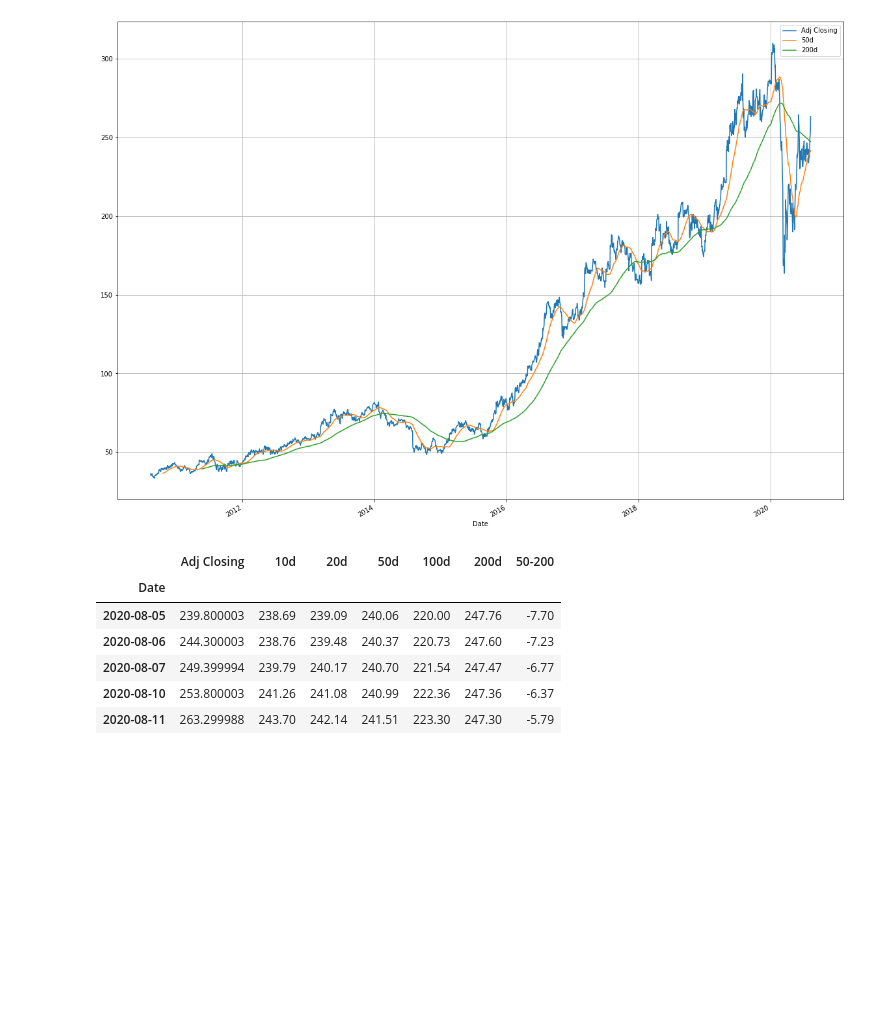
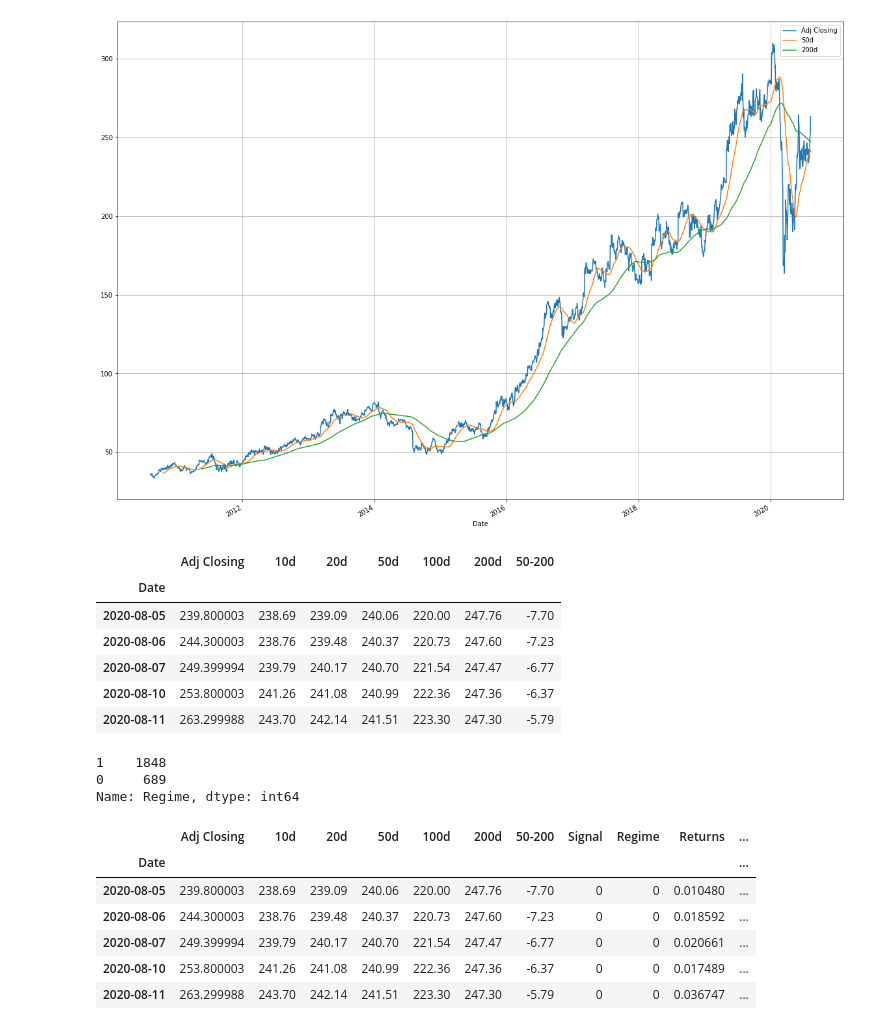
Before and after one commit to JoBe10/Moving-Average-Trading, a Jupyter notebook: Moving_Averages_Trading_DAX.ipynb, the cells around one changed output. Saved outputs shown, nothing was run; the diff lists cells and outputs as text; code cells hidden in the pictures; blank space fills up the shorter version.

```diff
--- a/Moving_Averages_Trading_DAX.ipynb
+++ b/Moving_Averages_Trading_DAX.ipynb
@@ -129,0 +131,8 @@ adidas['Signal'] = np.where((adidas['50-200'] < 0) & (adidas['50-200'].shift(1)
+# %%
+# Compute a column with the Regime
+adidas['Regime'] = np.where(adidas['50-200'] > 0, 1, 0)
+adidas['Regime'].value_counts()
+# %% [output]
+1    1848
+0     689
+Name: Regime, dtype: int64
@@ -129,0 +144,10 @@ adidas['Signal'] = np.where((adidas['50-200'] < 0) & (adidas['50-200'].shift(1)
+# %%
+adidas.tail()
+# %% [output]
+|  | Adj Closing | 10d | 20d | 50d | 100d | 200d | 50-200 | Signal | Regime | Returns | ... |
+| Date |  |  |  |  |  |  |  |  |  |  | ... |
+| 2020-08-05 | 239.800003 | 238.69 | 239.09 | 240.06 | 220.00 | 247.76 | -7.70 | 0 | 0 | 0.010480 | ... |
+| 2020-08-06 | 244.300003 | 238.76 | 239.48 | 240.37 | 220.73 | 247.60 | -7.23 | 0 | 0 | 0.018592 | ... |
+| 2020-08-07 | 249.399994 | 239.79 | 240.17 | 240.70 | 221.54 | 247.47 | -6.77 | 0 | 0 | 0.020661 | ... |
+| 2020-08-10 | 253.800003 | 241.26 | 241.08 | 240.99 | 222.36 | 247.36 | -6.37 | 0 | 0 | 0.017489 | ... |
+| 2020-08-11 | 263.299988 | 243.70 | 242.14 | 241.51 | 223.30 | 247.30 | -5.79 | 0 | 0 | 0.036747 | ... |
```
Also changed, not shown: parts of 7 cells of this notebook, 1 other file.
